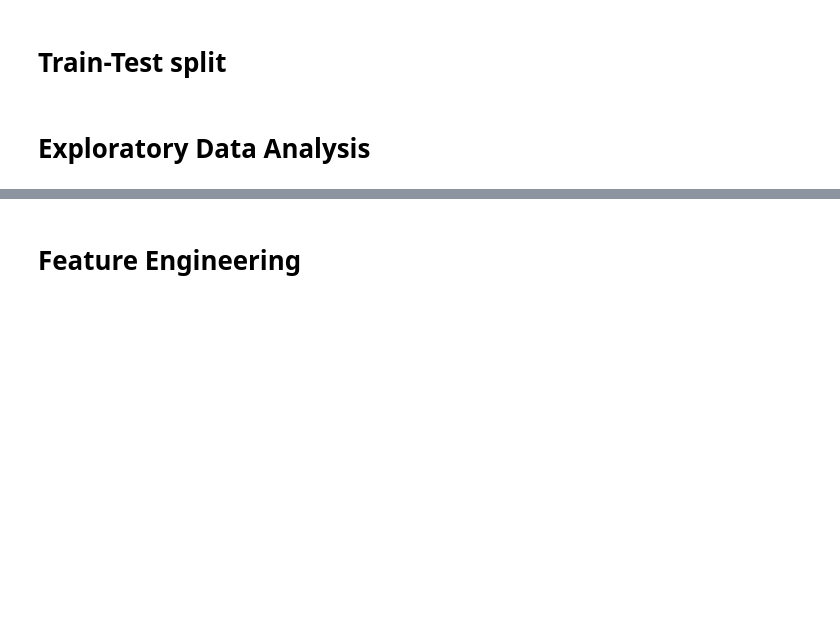
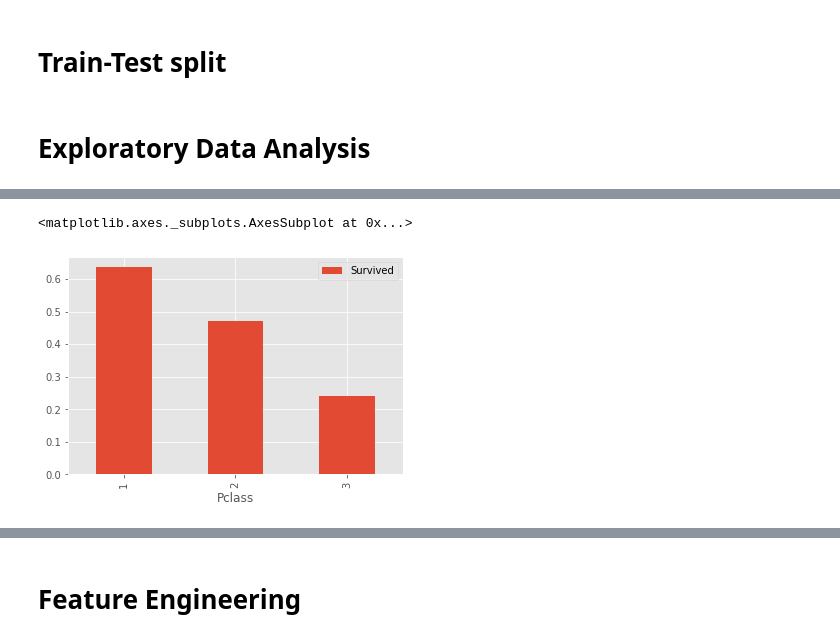
Before and after one commit to senzelden/projects, a Jupyter notebook: week_02/titanic/titanic_full_workflow.ipynb, the cells around one changed output, grey strips where cells are left out. Drawn from its saved outputs; the diff is of its cells as text; code cells hidden in the pictures; blank space fills up the shorter version.

```diff
--- a/week_02/titanic/titanic_full_workflow.ipynb
+++ b/week_02/titanic/titanic_full_workflow.ipynb
@@ -108,0 +108,4 @@ dtype: int64
+# %%
+# Inspect survival rate based on Pclass
+pclass_survival = X_train[['Survived', 'Pclass']].groupby(['Pclass']).mean()
+pclass_survival
@@ -108,0 +118,6 @@ dtype: int64
+# %%
+# Show survival rates
+pclass_survival.plot.bar()
+# %% [output]
+<matplotlib.axes._subplots.AxesSubplot at 0x...>
+[figure, added]
```
Also changed, not shown: parts of 176 cells of this notebook, 1 other file.
